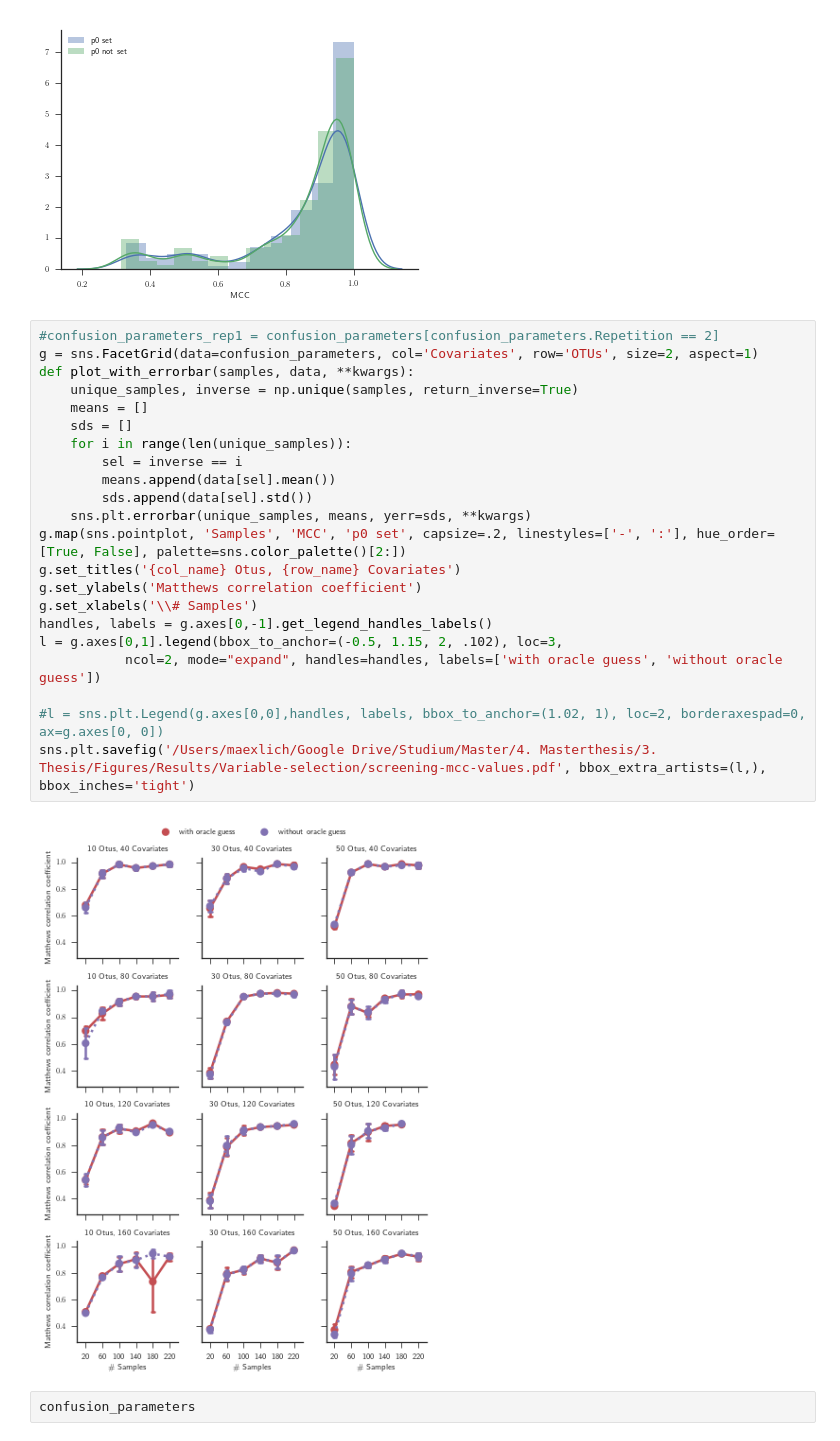
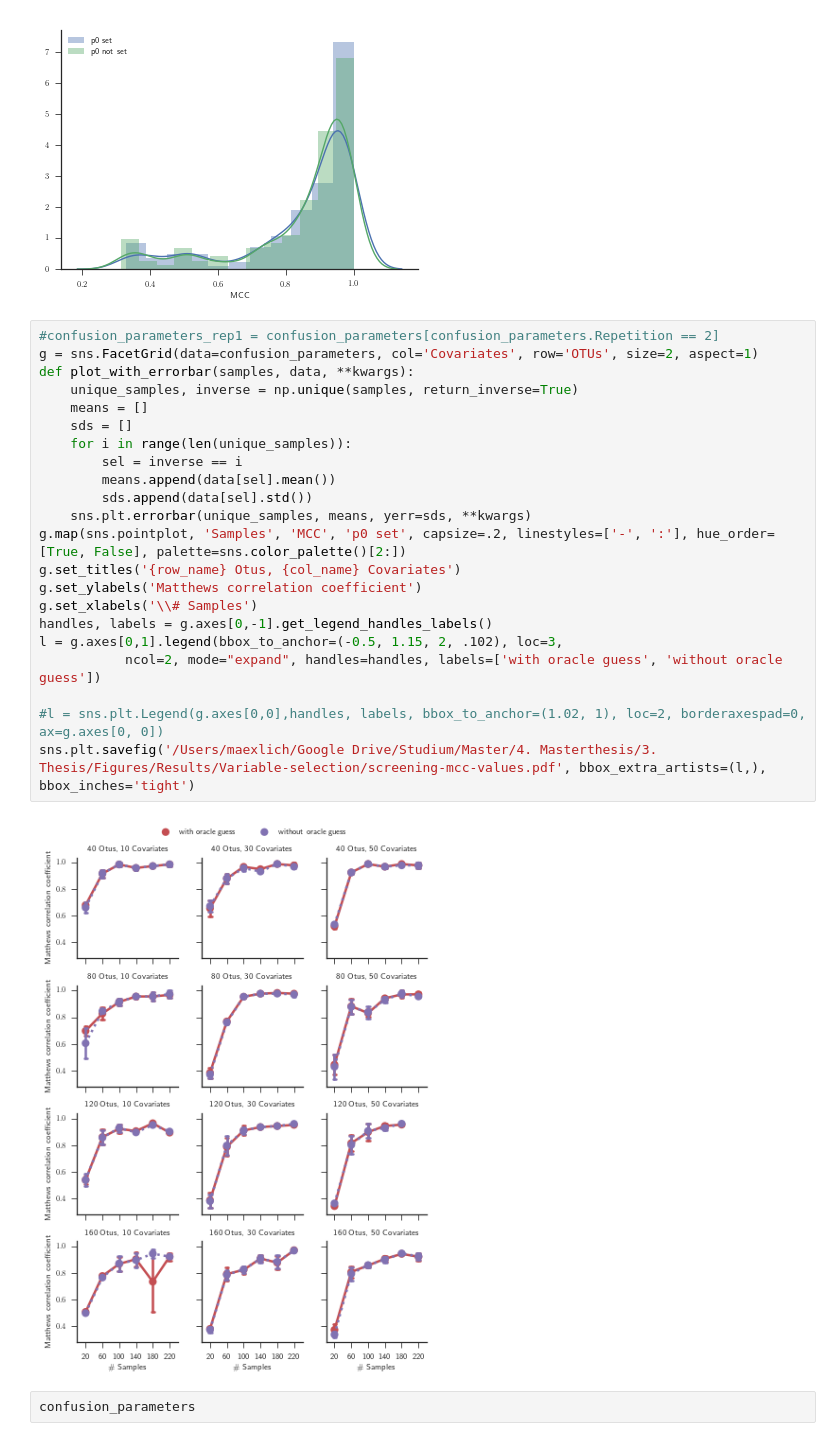
Before and after one commit to ExpectationMax/HorseshoeDMRegression, a Jupyter notebook: MasterThesisPlots/Compare_variable_selection.ipynb, the cells around one changed output. Saved outputs shown, nothing was run; the diff lists cells and outputs as text.

```diff
--- a/MasterThesisPlots/Compare_variable_selection.ipynb
+++ b/MasterThesisPlots/Compare_variable_selection.ipynb
@@ -197,27 +226,27 @@ sns.despine()
 # %%
 #confusion_parameters_rep1 = confusion_parameters[confusion_parameters.Repetition == 2]
 g = sns.FacetGrid(data=confusion_parameters, col='Covariates', row='OTUs', size=2, aspect=1)
 def plot_with_errorbar(samples, data, **kwargs):
     unique_samples, inverse = np.unique(samples, return_inverse=True)
     means = []
     sds = []
     for i in range(len(unique_samples)):
         sel = inverse == i
         means.append(data[sel].mean())
         sds.append(data[sel].std())
     sns.plt.errorbar(unique_samples, means, yerr=sds, **kwargs)
 g.map(sns.pointplot, 'Samples', 'MCC', 'p0 set', capsize=.2, linestyles=['-', ':'], hue_order=[True, False], palette=sns.color_palette()[2:])
-g.set_titles('{col_name} Otus, {row_name} Covariates')
+g.set_titles('{row_name} Otus, {col_name} Covariates')
 g.set_ylabels('Matthews correlation coefficient')
 g.set_xlabels('\\# Samples')
 handles, labels = g.axes[0,-1].get_legend_handles_labels()
 l = g.axes[0,1].legend(bbox_to_anchor=(-0.5, 1.15, 2, .102), loc=3,
            ncol=2, mode="expand", handles=handles, labels=['with oracle guess', 'without oracle guess'])
 
 #l = sns.plt.Legend(g.axes[0,0],handles, labels, bbox_to_anchor=(1.02, 1), loc=2, borderaxespad=0, ax=g.axes[0, 0])
 sns.plt.savefig('/Users/maexlich/Google Drive/Studium/Master/4. Masterthesis/3. Thesis/Figures/Results/Variable-selection/screening-mcc-values.pdf', bbox_extra_artists=(l,), bbox_inches='tight')
 # %% [output]
-[figure, old version]
+[figure, new version]
 # %%
 confusion_parameters
 # %% [output]
```
Also changed, not shown: parts of 5 cells of this notebook, 4 other files.
